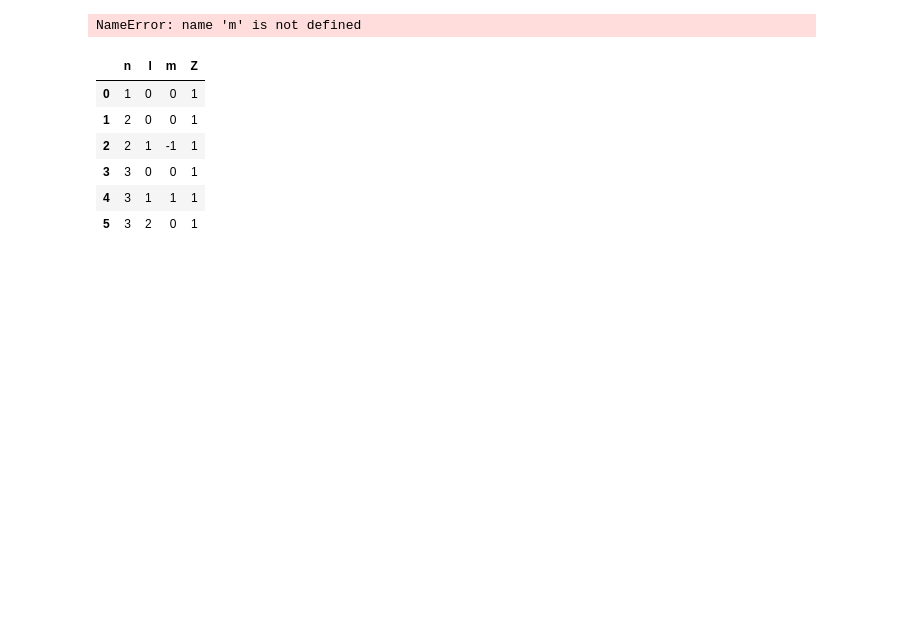
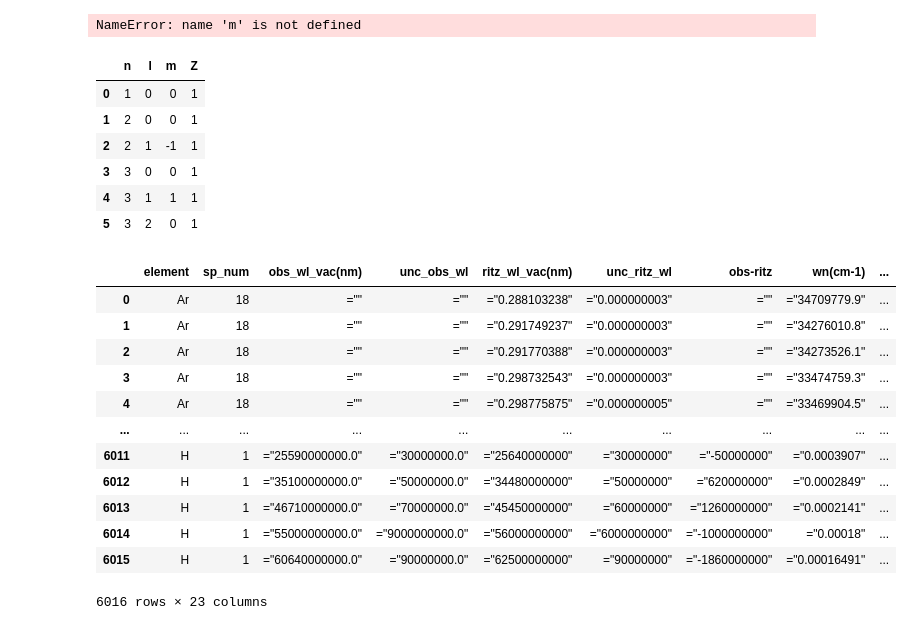
Before and after one commit to gstoll9/garrettstoll.info, a Jupyter notebook: python/hydrogen/hydrogen.ipynb, the cells around one changed output. Cells and saved outputs as stored; diff of their text form; code cells hidden in the pictures; blank space fills up the shorter version.

```diff
--- a/python/hydrogen/hydrogen.ipynb
+++ b/python/hydrogen/hydrogen.ipynb
@@ -40,3 +42,20 @@ radialFunctions
 | 3 | 3 | 0 | 0 | 1 |
 | 4 | 3 | 1 | 1 | 1 |
 | 5 | 3 | 2 | 0 | 1 |
+# %%
+data = pd.read_csv('./data/spectrumHAR.csv')
+data
+# %% [output]
+|  | element | sp_num | obs_wl_vac(nm) | unc_obs_wl | ritz_wl_vac(nm) | unc_ritz_wl | obs-ritz | wn(cm-1) | ... |
+| 0 | Ar | 18 | ="" | ="" | ="0.288103238" | ="0.000000003" | ="" | ="34709779.9" | ... |
+| 1 | Ar | 18 | ="" | ="" | ="0.291749237" | ="0.000000003" | ="" | ="34276010.8" | ... |
+| 2 | Ar | 18 | ="" | ="" | ="0.291770388" | ="0.000000003" | ="" | ="34273526.1" | ... |
+| 3 | Ar | 18 | ="" | ="" | ="0.298732543" | ="0.000000003" | ="" | ="33474759.3" | ... |
+| 4 | Ar | 18 | ="" | ="" | ="0.298775875" | ="0.000000005" | ="" | ="33469904.5" | ... |
+| ... | ... | ... | ... | ... | ... | ... | ... | ... | ... |
+| 6011 | H | 1 | ="25590000000.0" | ="30000000.0" | ="25640000000" | ="30000000" | ="-50000000" | ="0.0003907" | ... |
+| 6012 | H | 1 | ="35100000000.0" | ="50000000.0" | ="34480000000" | ="50000000" | ="620000000" | ="0.0002849" | ... |
+| 6013 | H | 1 | ="46710000000.0" | ="70000000.0" | ="45450000000" | ="60000000" | ="1260000000" | ="0.0002141" | ... |
+| 6014 | H | 1 | ="55000000000.0" | ="9000000000.0" | ="56000000000" | ="6000000000" | ="-1000000000" | ="0.00018" | ... |
+| 6015 | H | 1 | ="60640000000.0" | ="90000000.0" | ="62500000000" | ="90000000" | ="-1860000000" | ="0.00016491" | ... |
+6016 rows × 23 columns
```
Also changed, not shown: parts of 1 cell of this notebook, 12 other files.
